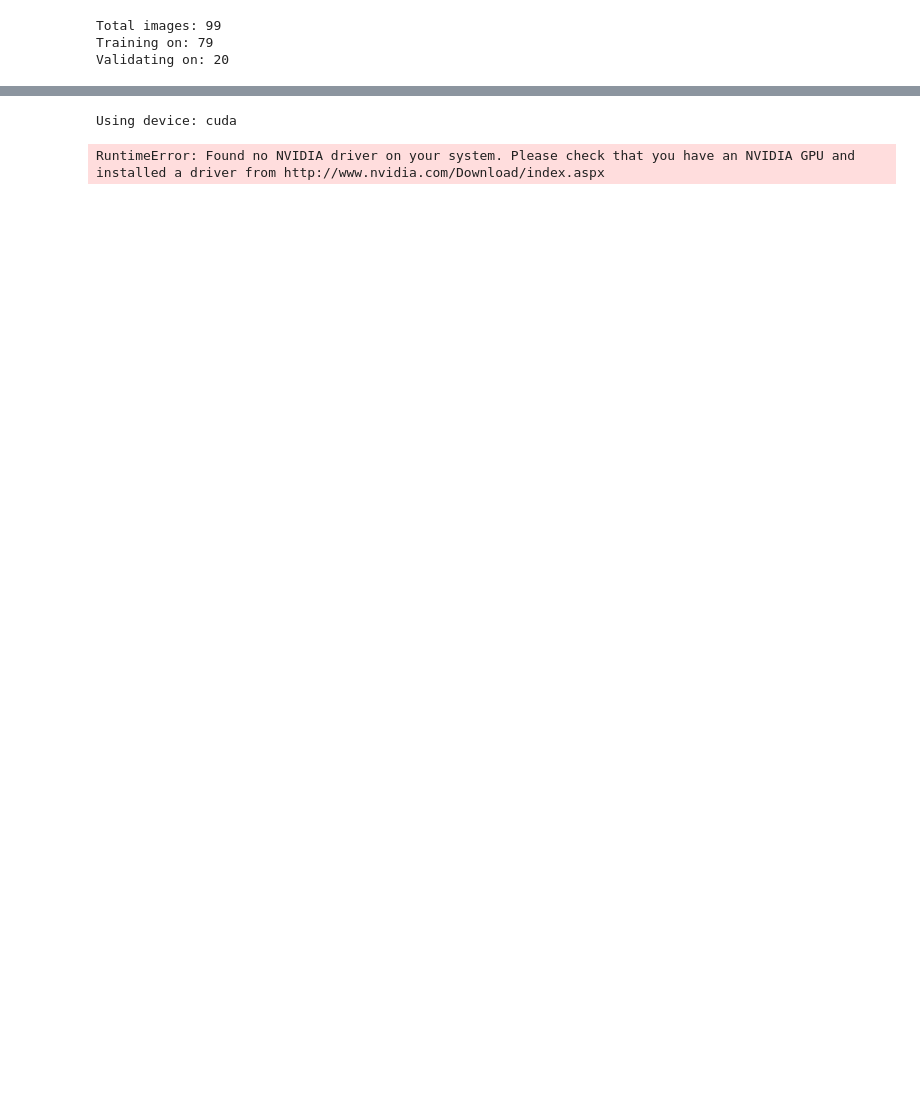
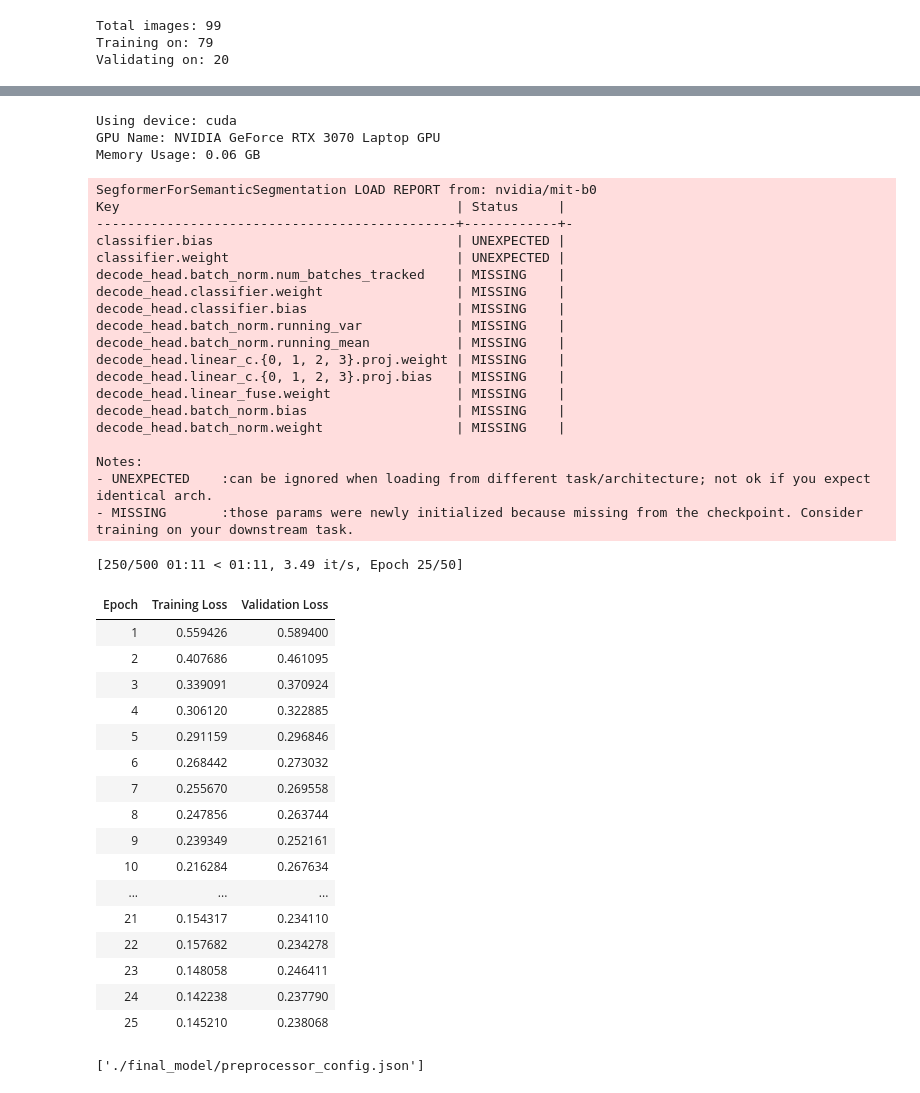
Before and after one commit to filth-detector/model-tests, a Jupyter notebook: segformer.ipynb, the cells around one changed output, grey strips where cells are left out. Drawn from its saved outputs; the diff is of its cells as text; code cells hidden in the pictures; blank space fills up the shorter version.

```diff
--- a/segformer.ipynb
+++ b/segformer.ipynb
@@ -176,40 +177,86 @@ if device.type == 'cuda':
     print(f"GPU Name: {torch.cuda.get_device_name(0)}")
     print(f"Memory Usage: {torch.cuda.memory_allocated(0) / 1024**3:.2f} GB")
 
 model = SegformerForSemanticSegmentation.from_pretrained(
     MODEL_ID,
     num_labels=len(ID2LABEL),
     id2label=ID2LABEL,
     label2id=LABEL2ID,
     ignore_mismatched_sizes=True
 )
 
 model.to(device)
 
 training_args = TrainingArguments(
     output_dir="./segformer-finetuned-results",
     learning_rate=6e-5,
-    num_train_epochs=50,
-    per_device_train_batch_size=4,
-    per_device_eval_batch_size=4,
-    eval_strategy="epoch",
-    save_strategy="epoch",
-    save_total_limit=2,
+    num_train_epochs=50,             # Set this high (e.g. 50 or 100)
+    per_device_train_batch_size=8,
+    per_device_eval_batch_size=8,
+
+    eval_strategy="epoch",           # Evaluate every epoch
+    save_strategy="epoch",           # Save every epoch (must match eval_strategy)
+    load_best_model_at_end=True,     # Load the best checkpoint when finished
+    metric_for_best_model="loss",    # Watch the validation loss
+    greater_is_better=False,         # Lower loss is better
+
+    save_total_limit=2,              # Only keep the last 2 checkpoints to save space
     logging_steps=10,
-    load_best_model_at_end=True,
-    remove_unused_columns=False,
-    fp16=True,
+    fp16=True,                       # Keep True for your RTX 3070
     report_to="none"
 )
+
 
 trainer = Trainer(
     model=model,
     args=training_args,
     train_dataset=train_dataset,
     eval_dataset=val_dataset,
+    callbacks=[EarlyStoppingCallback(early_stopping_patience=5)]
 )
 
 trainer.train()
+trainer.save_model("./final_model")             # Saves model weights
+processor.save_pretrained("./final_model")      # Saves the missing preprocessor_config.json
 # %% [output]
 Using device: cuda
+GPU Name: NVIDIA GeForce RTX 3070 Laptop GPU
+Memory Usage: 0.06 GB
-RuntimeError: Found no NVIDIA driver on your system. Please check that you have an NVIDIA GPU and installed a driver from http://www.nvidia.com/Download/index.aspx
+SegformerForSemanticSegmentation LOAD REPORT from: nvidia/mit-b0
+Key                                           | Status     |
+----------------------------------------------+------------+-
+classifier.bias                               | UNEXPECTED |
+classifier.weight                             | UNEXPECTED |
+decode_head.batch_norm.num_batches_tracked    | MISSING    |
+decode_head.classifier.weight                 | MISSING    |
+decode_head.classifier.bias                   | MISSING    |
+decode_head.batch_norm.running_var            | MISSING    |
+decode_head.batch_norm.running_mean           | MISSING    |
+decode_head.linear_c.{0, 1, 2, 3}.proj.weight | MISSING    |
+decode_head.linear_c.{0, 1, 2, 3}.proj.bias   | MISSING    |
+decode_head.linear_fuse.weight                | MISSING    |
+decode_head.batch_norm.bias                   | MISSING    |
+decode_head.batch_norm.weight                 | MISSING    |
+
+Notes:
+- UNEXPECTED    :can be ignored when loading from different task/architecture; not ok if you expect identical arch.
+- MISSING       :those params were newly initialized because missing from the checkpoint. Consider training on your downstream task.
+[250/500 01:11 < 01:11, 3.49 it/s, Epoch 25/50]
+| Epoch | Training Loss | Validation Loss |
+| 1 | 0.559426 | 0.589400 |
+| 2 | 0.407686 | 0.461095 |
+| 3 | 0.339091 | 0.370924 |
+| 4 | 0.306120 | 0.322885 |
+| 5 | 0.291159 | 0.296846 |
+| 6 | 0.268442 | 0.273032 |
+| 7 | 0.255670 | 0.269558 |
+| 8 | 0.247856 | 0.263744 |
+| 9 | 0.239349 | 0.252161 |
+| 10 | 0.216284 | 0.267634 |
+| ... | ... | ... |
+| 21 | 0.154317 | 0.234110 |
+| 22 | 0.157682 | 0.234278 |
+| 23 | 0.148058 | 0.246411 |
+| 24 | 0.142238 | 0.237790 |
+| 25 | 0.145210 | 0.238068 |
+['./final_model/preprocessor_config.json']
```
Also changed, not shown: parts of 4 cells of this notebook, 4 other files.
